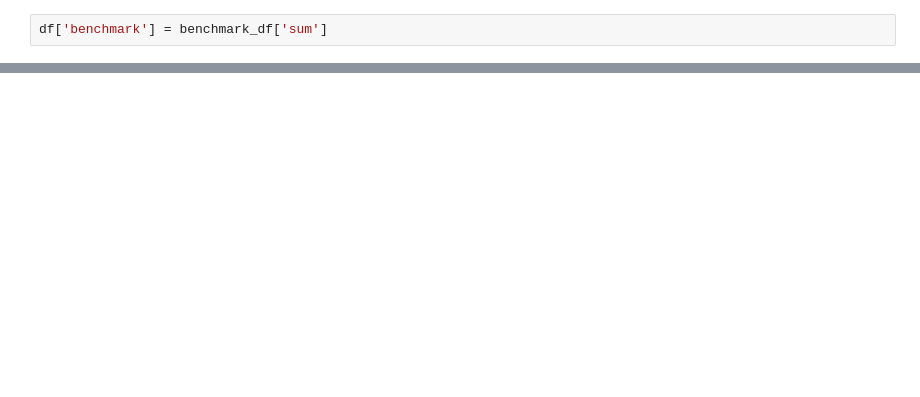
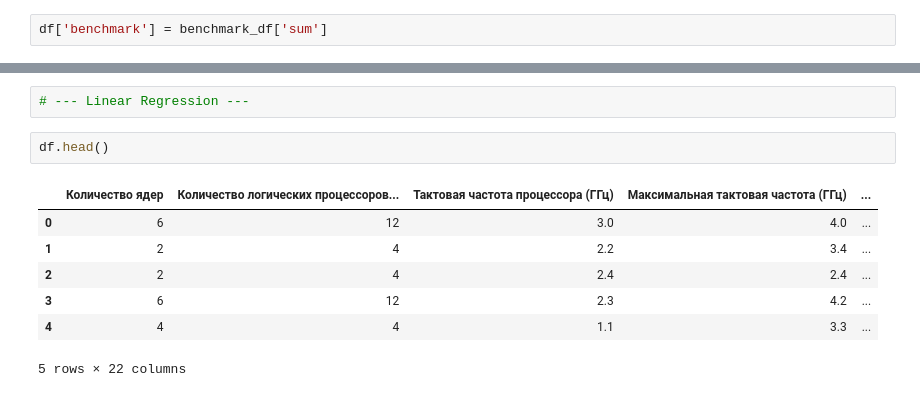
Before and after one commit to radabolsky/laptop-performance, a Jupyter notebook: statistic.ipynb, the cells around one changed output, grey strips where cells are left out. Drawn from its saved outputs; the diff is of its cells as text; blank space fills up the shorter version.

```diff
--- a/statistic.ipynb
+++ b/statistic.ipynb
@@ -75,2 +130,14 @@ Data columns (total 22 columns):
 dtypes: float64(5), int64(8), uint8(9)
 memory usage: 2.7 KB
+# %%
+# --- Linear Regression ---
+# %%
+df.head()
+# %% [output]
+|  | Количество ядер | Количество логических процессоров... | Тактовая частота процессора (ГГц) | Максимальная тактовая частота (ГГц) | ... |
+| 0 | 6 | 12 | 3.0 | 4.0 | ... |
+| 1 | 2 | 4 | 2.2 | 3.4 | ... |
+| 2 | 2 | 4 | 2.4 | 2.4 | ... |
+| 3 | 6 | 12 | 2.3 | 4.2 | ... |
+| 4 | 4 | 4 | 1.1 | 3.3 | ... |
+5 rows × 22 columns
```
Also changed, not shown: parts of 17 cells of this notebook, 2 other files.
